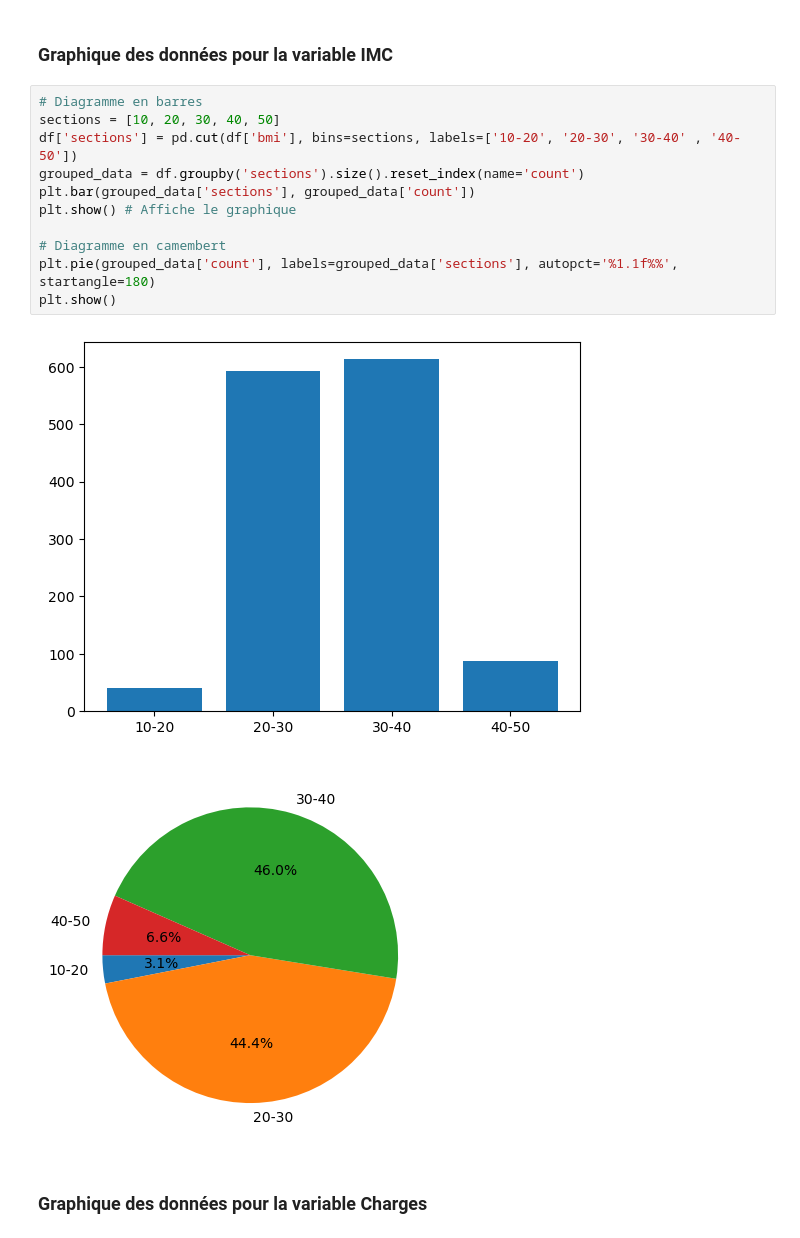
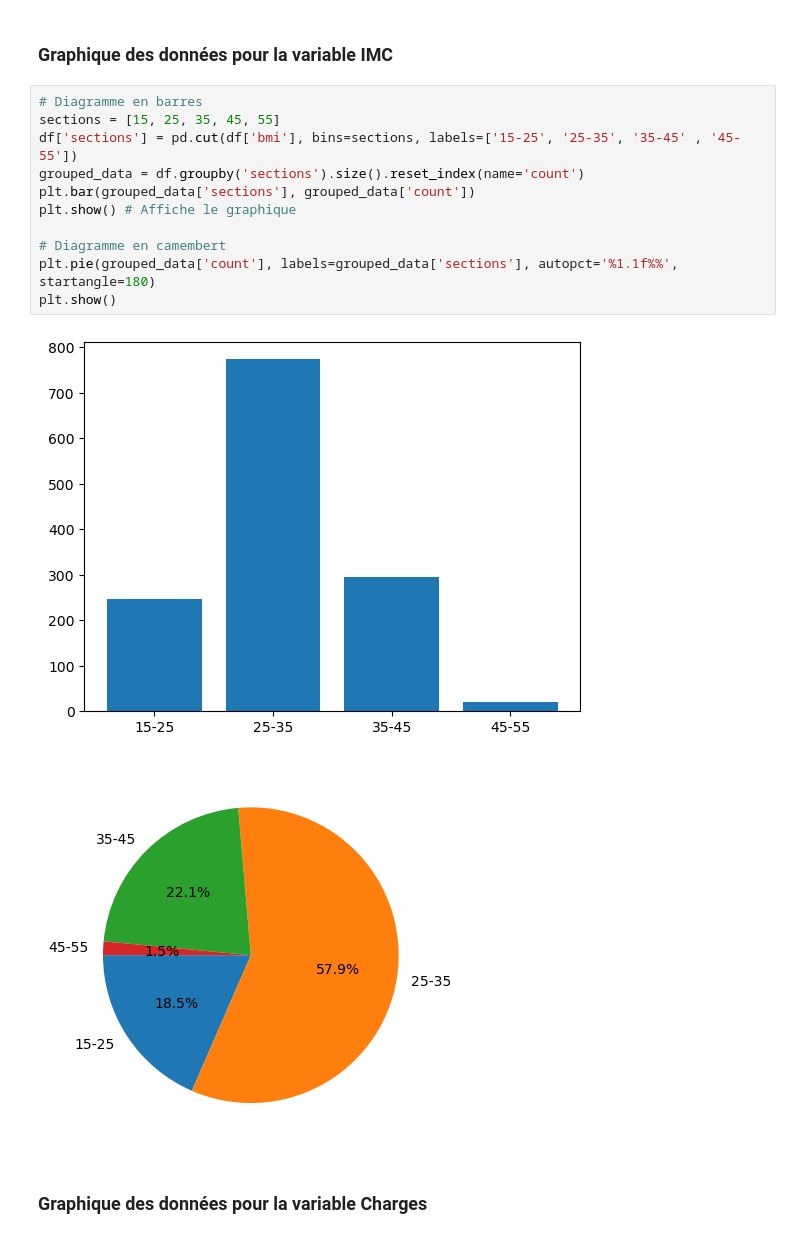
Before and after one commit to Jakimpact/prime-assurance-ia, a Jupyter notebook: analyseData.ipynb, the cells around one changed output. Drawn from its saved outputs; the diff is of its cells as text.

```diff
--- a/analyseData.ipynb
+++ b/analyseData.ipynb
@@ -90,18 +90,18 @@ plt.show()
 ### Graphique des données pour la variable IMC
 # %%
 # Diagramme en barres
-sections = [10, 20, 30, 40, 50]
-df['sections'] = pd.cut(df['bmi'], bins=sections, labels=['10-20', '20-30', '30-40' , '40-50'])
+sections = [15, 25, 35, 45, 55]
+df['sections'] = pd.cut(df['bmi'], bins=sections, labels=['15-25', '25-35', '35-45' , '45-55'])
 grouped_data = df.groupby('sections').size().reset_index(name='count')
 plt.bar(grouped_data['sections'], grouped_data['count'])
 plt.show() # Affiche le graphique
 
 # Diagramme en camembert
 plt.pie(grouped_data['count'], labels=grouped_data['sections'], autopct='%1.1f%%', startangle=180)
 plt.show()
 # %% [output]
-[figure, old version]
+[figure, new version]
-[figure, old version]
+[figure, new version]
 # %% [markdown]
 ### Graphique des données pour la variable Charges
 # %%
```
Also changed, not shown: parts of 17 cells of this notebook, 2 other files.
